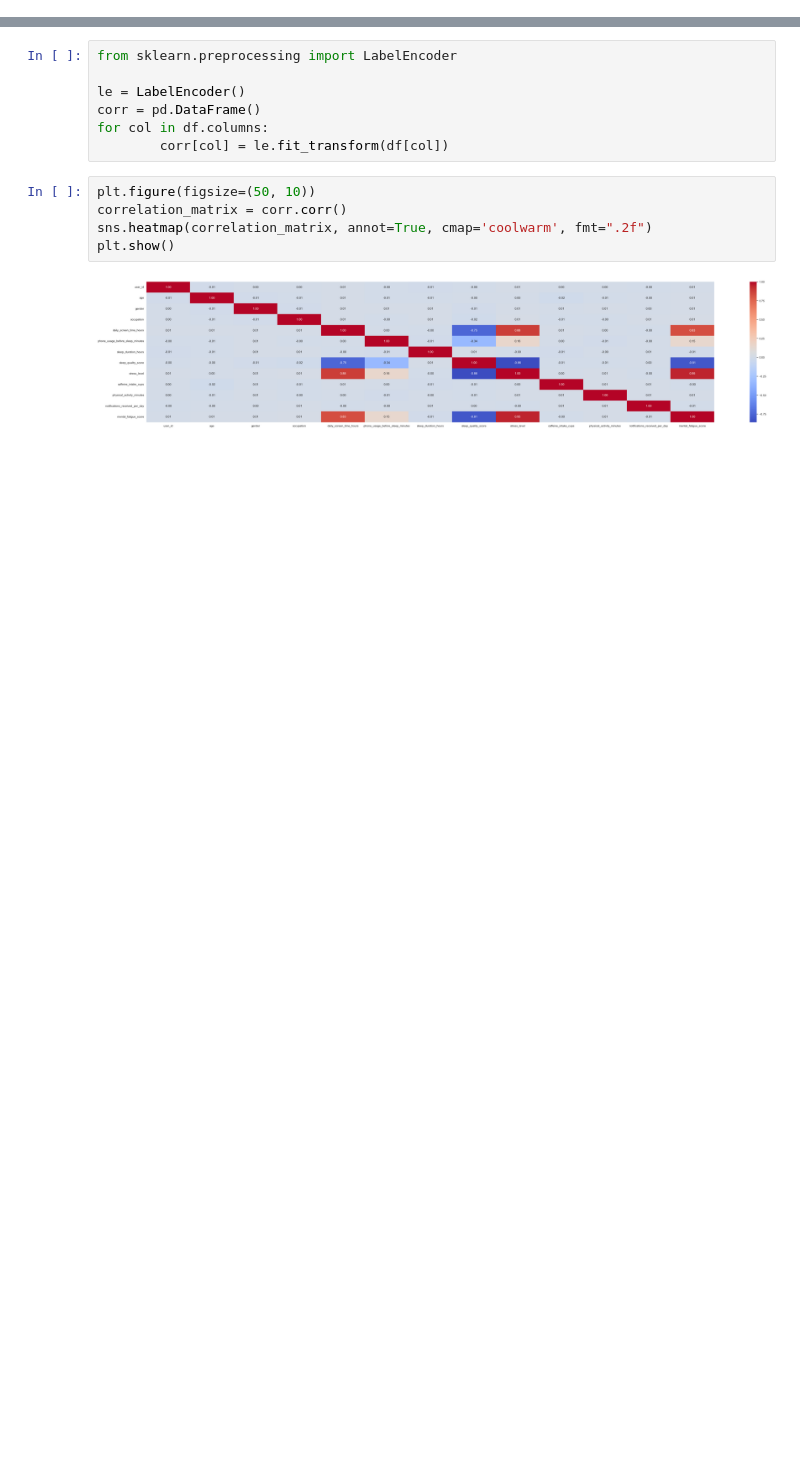
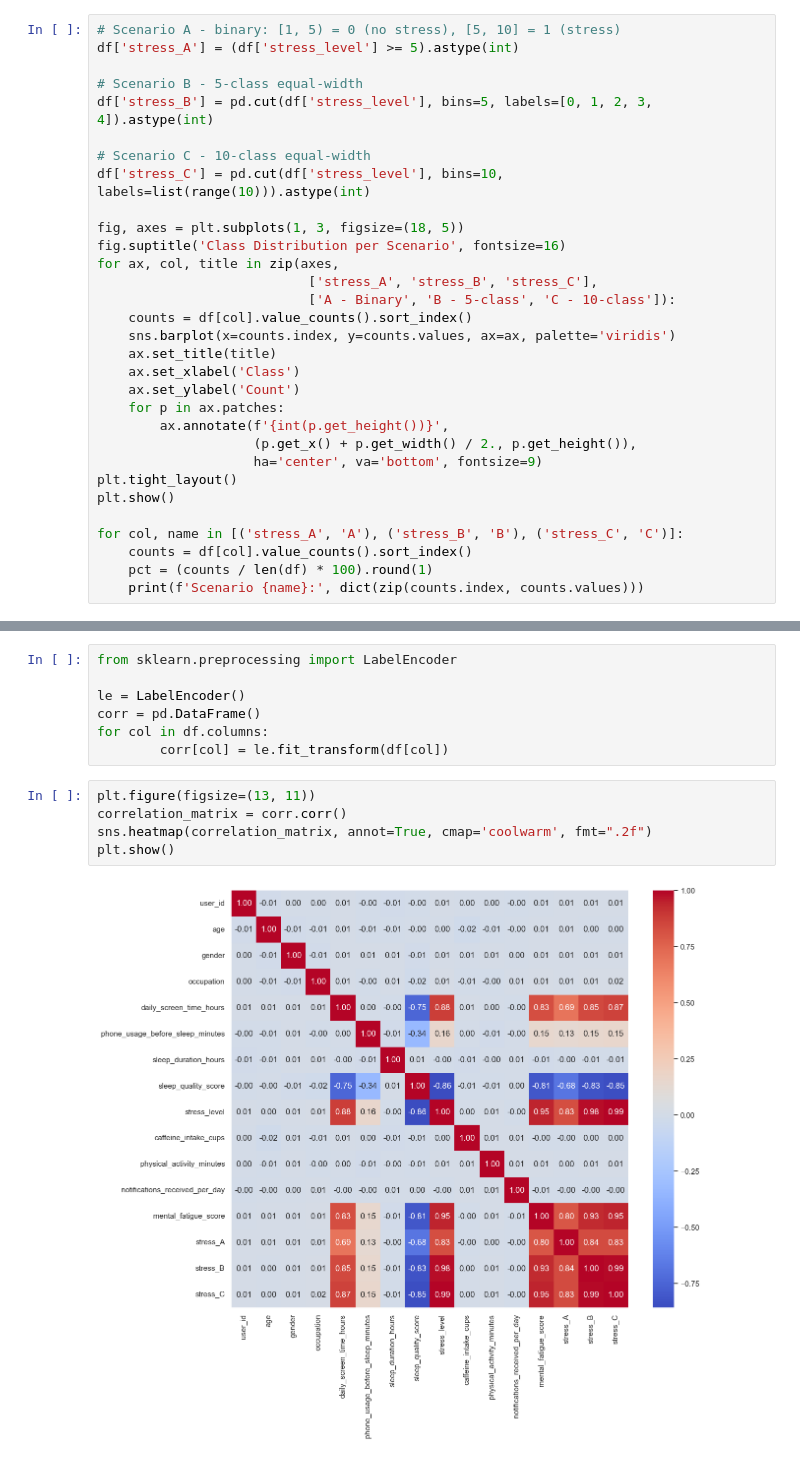
Before and after one commit to diogvasc/projetoAC, a Jupyter notebook: projeto_2.ipynb, the cells around one changed output, grey strips where cells are left out. Cells and saved outputs as stored; diff of their text form; blank space fills up the shorter version.

```diff
--- a/projeto_2.ipynb
+++ b/projeto_2.ipynb
@@ -101,0 +140,31 @@ np.int64(0)
+# %%
+# Scenario A - binary: [1, 5) = 0 (no stress), [5, 10] = 1 (stress)
+df['stress_A'] = (df['stress_level'] >= 5).astype(int)
+
+# Scenario B - 5-class equal-width
+df['stress_B'] = pd.cut(df['stress_level'], bins=5, labels=[0, 1, 2, 3, 4]).astype(int)
+
+# Scenario C - 10-class equal-width
+df['stress_C'] = pd.cut(df['stress_level'], bins=10, labels=list(range(10))).astype(int)
+
+fig, axes = plt.subplots(1, 3, figsize=(18, 5))
+fig.suptitle('Class Distribution per Scenario', fontsize=16)
+for ax, col, title in zip(axes,
+                           ['stress_A', 'stress_B', 'stress_C'],
+                           ['A - Binary', 'B - 5-class', 'C - 10-class']):
+    counts = df[col].value_counts().sort_index()
+    sns.barplot(x=counts.index, y=counts.values, ax=ax, palette='viridis')
+    ax.set_title(title)
+    ax.set_xlabel('Class')
+    ax.set_ylabel('Count')
+    for p in ax.patches:
+        ax.annotate(f'{int(p.get_height())}',
+                    (p.get_x() + p.get_width() / 2., p.get_height()),
+                    ha='center', va='bottom', fontsize=9)
+plt.tight_layout()
+plt.show()
+
+for col, name in [('stress_A', 'A'), ('stress_B', 'B'), ('stress_C', 'C')]:
+    counts = df[col].value_counts().sort_index()
+    pct = (counts / len(df) * 100).round(1)
+    print(f'Scenario {name}:', dict(zip(counts.index, counts.values)))
@@ -107,9 +256,9 @@ corr = pd.DataFrame()
 for col in df.columns:
         corr[col] = le.fit_transform(df[col])
 # %%
-plt.figure(figsize=(50, 10))
+plt.figure(figsize=(13, 11))
 correlation_matrix = corr.corr()
 sns.heatmap(correlation_matrix, annot=True, cmap='coolwarm', fmt=".2f")
 plt.show()
 # %% [output]
-[figure, old version]
+[figure, new version]
```
Also changed, not shown: parts of 88 cells of this notebook.
